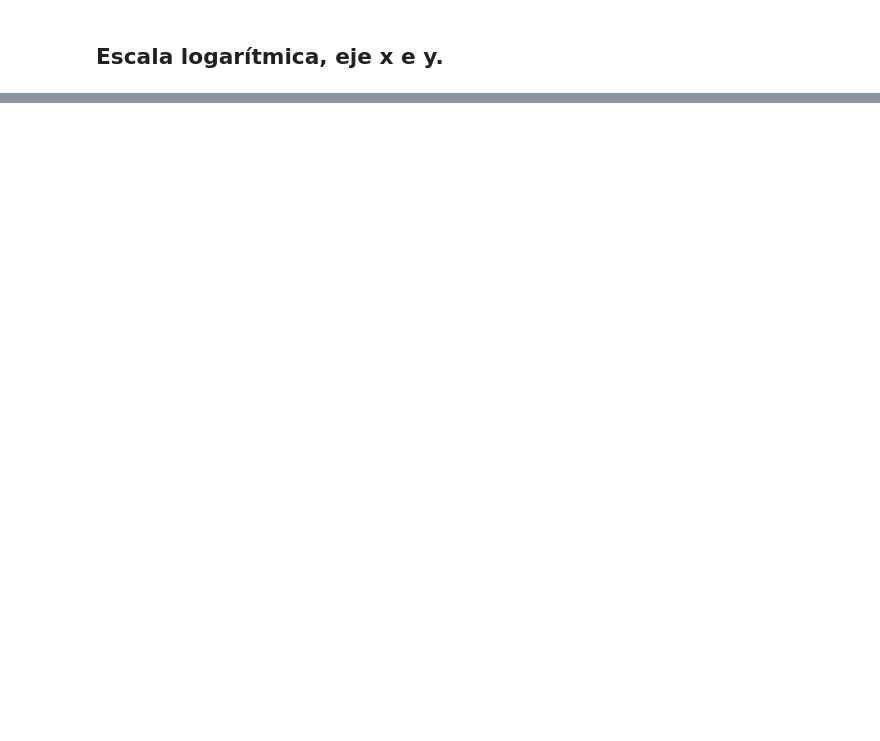
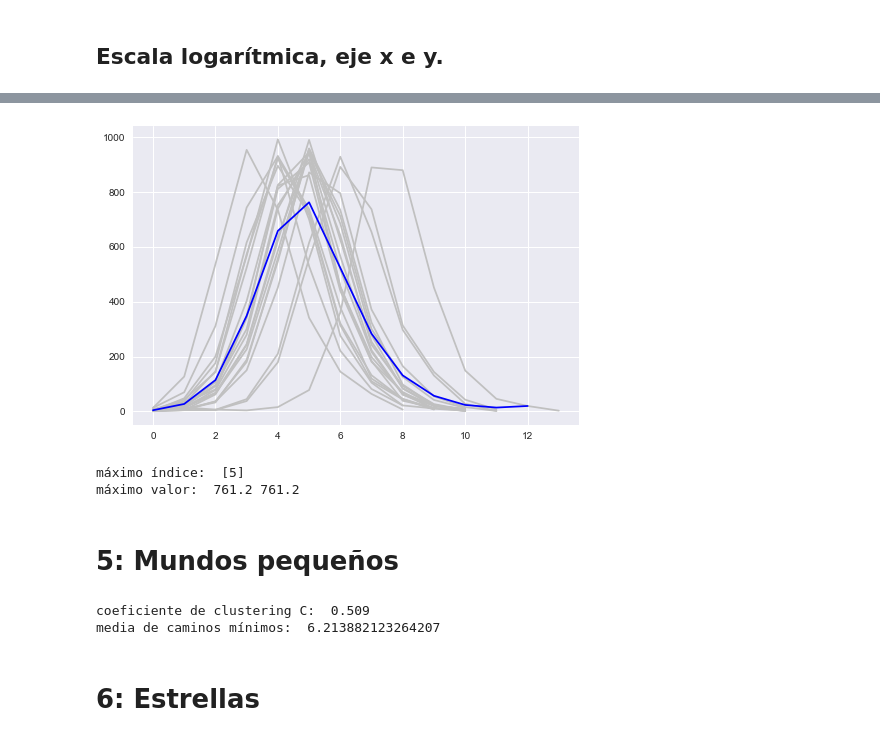
Before and after one commit to FerFrassia/DataScience, a Jupyter notebook: tp4/Tp4.ipynb, the cells around one changed output, grey strips where cells are left out. Drawn from its saved outputs; the diff is of its cells as text; code cells hidden in the pictures; blank space fills up the shorter version.

```diff
--- a/tp4/Tp4.ipynb
+++ b/tp4/Tp4.ipynb
@@ -62,0 +91,3 @@ plt.show()
+# %%
+mayor_componente = max(nx.algorithms.components.connected_component_subgraphs(grafo), key = len)
+print(len(mayor_componente))
@@ -62,0 +125,45 @@ plt.show()
+# %%
+#elementos = 20#random.randint(0, len(mayor_componente) -1)
+lista_random = list(map(lambda x: random.randint(0, len(mayor_componente)-1), range(20)))
+lista_distribuciones = vecindad_nodos(set(lista_random))
+#print(lista_distribuciones)
+# %%
+for dist in lista_distribuciones:
+    plt.plot(dist, 'silver')
+
+max_length_dist = 0
+for dist in lista_distribuciones:
+    max_length_dist = max(max_length_dist, len(dist))
+
+mean_dist = []
+for i in range(max_length_dist-1):
+    i_elements = []
+    for dist in lista_distribuciones:
+        if len(dist) > i:
+            i_elements.append(dist[i])
+    mean_dist.append(np.mean(i_elements))
+
+plt.plot(mean_dist, 'blue')
+plt.show()
+
+m = max(mean_dist)
+argmax = [i for i, j in enumerate(mean_dist) if j == m]
+print('máximo índice: ', argmax)
+print('máximo valor: ', mean_dist[5], m)
+# %% [output]
+[figure, added]
+máximo índice:  [5]
+máximo valor:  761.2 761.2
+# %% [markdown]
+# 5: Mundos pequeños
+# %%
+clustering_c = nx_cluster.average_clustering(mayor_componente)
+print('coeficiente de clustering C: ', clustering_c)
+
+mean_shortest_path = nx_shortest_path.average_shortest_path_length(mayor_componente)
+print('media de caminos mínimos: ', mean_shortest_path)
+# %% [output]
+coeficiente de clustering C:  0.509
+media de caminos mínimos:  6.213882123264207
+# %% [markdown]
+# 6: Estrellas
```
Also changed, not shown: parts of 14 cells of this notebook.
